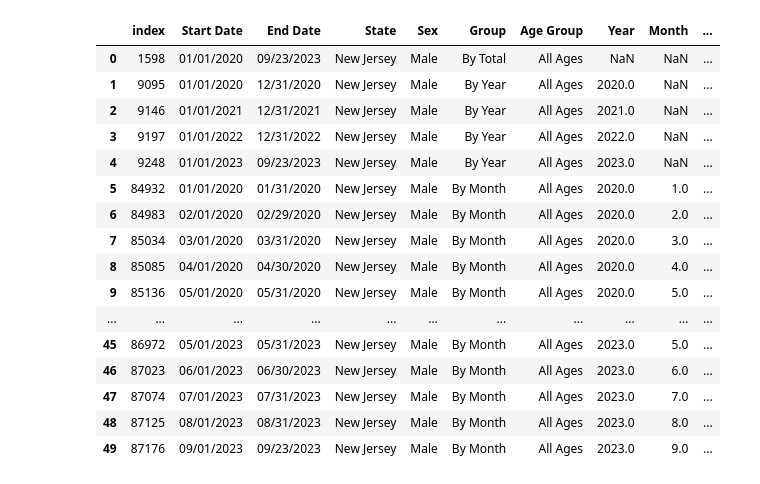
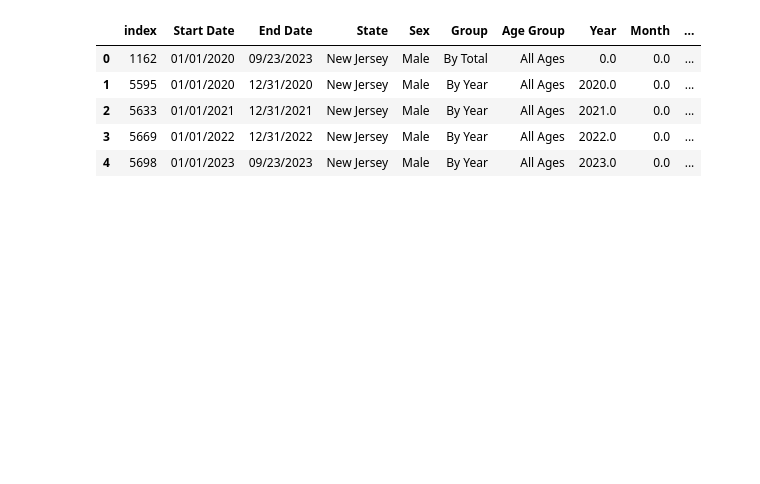
Before and after one commit to JTurk17/Team4_Project1, a Jupyter notebook: NJ_CovidDF.gender.ipynb, the cells around one changed output. Cells and saved outputs as stored; diff of their text form; code cells hidden in the pictures; blank space fills up the shorter version.

```diff
--- a/NJ_CovidDF.gender.ipynb
+++ b/NJ_CovidDF.gender.ipynb
@@ -4,7 +4,7 @@ from pathlib import Path
 import matplotlib.pyplot as plt
 import numpy as np
 # %%
-covid_data_csv = Path("COVID-19_Deaths_by_Sex_and_Age_20240328.csv")
+covid_data_csv = Path("Cleaned_Covid_Data.csv")
 covid_data_df = pd.read_csv(covid_data_csv)
 # %%
 covid_data_df.head()
@@ -18,7 +18,6 @@ covid_data_df.head()
 # %%
 columns = ["Data As Of", "Start Date", "End Date",	"Group", "Year", "Month", "State", "Sex", "Age Group",
-           "COVID-19 Deaths", "Total Deaths", "Pneumonia Deaths", "Pneumonia and COVID-19 Deaths", "Influenza Deaths",
-           "Pneumonia, Influenza, or COVID-19 Deaths"]
+           "COVID-19 Deaths", "Total Deaths", "Pneumonia Deaths", "Pneumonia and COVID-19 Deaths"]
 covid_nj_df = covid_data_df.loc[covid_data_df["State"] == "New Jersey", columns]
 # %%
 covid_nj_df
@@ -39,6 +38,6 @@ covid_nj_df
 # %%
-columns2 = ["Start Date", "End Date", "State", "Sex","Group", "Age Group", "Year", "Month", "COVID-19 Deaths", "Total Deaths", "Pneumonia Deaths", "Pneumonia and COVID-19 Deaths", "Influenza Deaths",
-           "Pneumonia, Influenza, or COVID-19 Deaths"]
+columns2 = ["Start Date", "End Date", "State", "Sex","Group", "Age Group", "Year", "Month", "COVID-19 Deaths",
+            "Pneumonia Deaths", "Pneumonia and COVID-19 Deaths"]
 #creating data fram for males
 male_df = covid_nj_df.loc[covid_nj_df["Sex"] == "Male", columns2]
 male_df
@@ -76,30 +75,13 @@ female_df
 # %%
 total_mcovid_deaths = pd.DataFrame(male_df.loc[male_df['Age Group'] == "All Ages",:])
-
 total_mcovid_deaths.reset_index(inplace = True)
 
-total_mcovid_deaths
-
-#dates_end = total_mcovid_deaths['End Date'].count()
-#total_deaths = dates_mcovid_deaths['Total Deaths'].sum()
-#dates_end
-#total_deaths
+total_mcovid_deaths.head()
 # %% [output]
 |  | index | Start Date | End Date | State | Sex | Group | Age Group | Year | Month | ... |
-| 0 | 1598 | 01/01/2020 | 09/23/2023 | New Jersey | Male | By Total | All Ages | NaN | NaN | ... |
-| 1 | 9095 | 01/01/2020 | 12/31/2020 | New Jersey | Male | By Year | All Ages | 2020.0 | NaN | ... |
-| 2 | 9146 | 01/01/2021 | 12/31/2021 | New Jersey | Male | By Year | All Ages | 2021.0 | NaN | ... |
-| 3 | 9197 | 01/01/2022 | 12/31/2022 | New Jersey | Male | By Year | All Ages | 2022.0 | NaN | ... |
-| 4 | 9248 | 01/01/2023 | 09/23/2023 | New Jersey | Male | By Year | All Ages | 2023.0 | NaN | ... |
-| 5 | 84932 | 01/01/2020 | 01/31/2020 | New Jersey | Male | By Month | All Ages | 2020.0 | 1.0 | ... |
-| 6 | 84983 | 02/01/2020 | 02/29/2020 | New Jersey | Male | By Month | All Ages | 2020.0 | 2.0 | ... |
-| 7 | 85034 | 03/01/2020 | 03/31/2020 | New Jersey | Male | By Month | All Ages | 2020.0 | 3.0 | ... |
-| 8 | 85085 | 04/01/2020 | 04/30/2020 | New Jersey | Male | By Month | All Ages | 2020.0 | 4.0 | ... |
-| 9 | 85136 | 05/01/2020 | 05/31/2020 | New Jersey | Male | By Month | All Ages | 2020.0 | 5.0 | ... |
-| ... | ... | ... | ... | ... | ... | ... | ... | ... | ... | ... |
-| 45 | 86972 | 05/01/2023 | 05/31/2023 | New Jersey | Male | By Month | All Ages | 2023.0 | 5.0 | ... |
-| 46 | 87023 | 06/01/2023 | 06/30/2023 | New Jersey | Male | By Month | All Ages | 2023.0 | 6.0 | ... |
-| 47 | 87074 | 07/01/2023 | 07/31/2023 | New Jersey | Male | By Month | All Ages | 2023.0 | 7.0 | ... |
-| 48 | 87125 | 08/01/2023 | 08/31/2023 | New Jersey | Male | By Month | All Ages | 2023.0 | 8.0 | ... |
-| 49 | 87176 | 09/01/2023 | 09/23/2023 | New Jersey | Male | By Month | All Ages | 2023.0 | 9.0 | ... |
+| 0 | 1162 | 01/01/2020 | 09/23/2023 | New Jersey | Male | By Total | All Ages | 0.0 | 0.0 | ... |
+| 1 | 5595 | 01/01/2020 | 12/31/2020 | New Jersey | Male | By Year | All Ages | 2020.0 | 0.0 | ... |
+| 2 | 5633 | 01/01/2021 | 12/31/2021 | New Jersey | Male | By Year | All Ages | 2021.0 | 0.0 | ... |
+| 3 | 5669 | 01/01/2022 | 12/31/2022 | New Jersey | Male | By Year | All Ages | 2022.0 | 0.0 | ... |
+| 4 | 5698 | 01/01/2023 | 09/23/2023 | New Jersey | Male | By Year | All Ages | 2023.0 | 0.0 | ... |
 # %%
```
Also changed, not shown: parts of 16 cells of this notebook, 4 other files.
